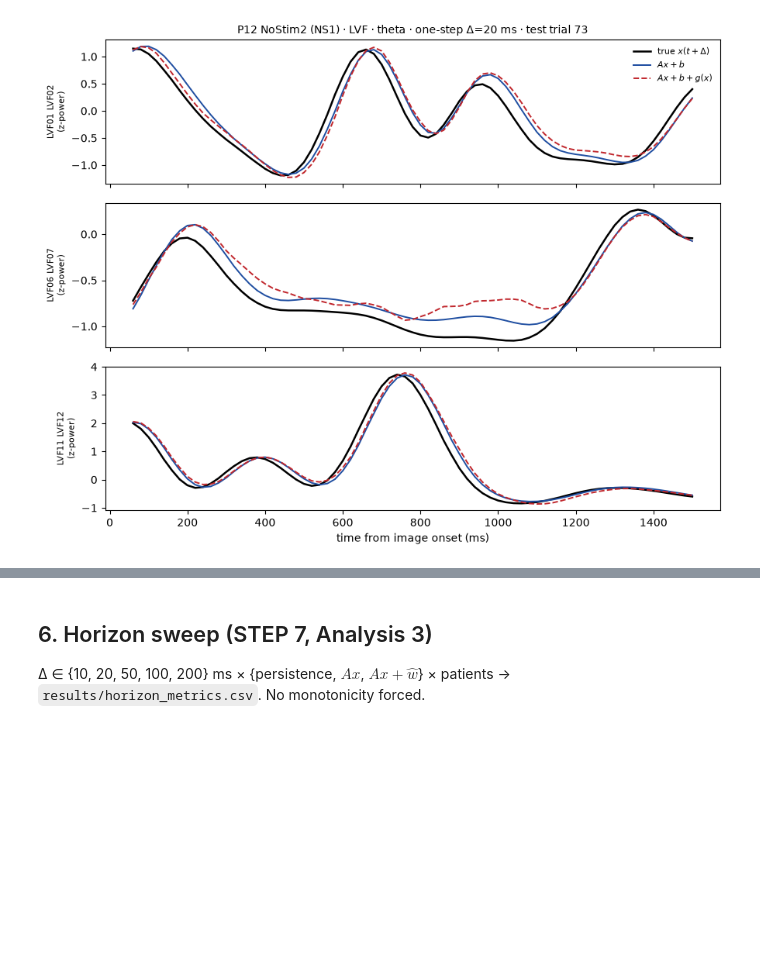
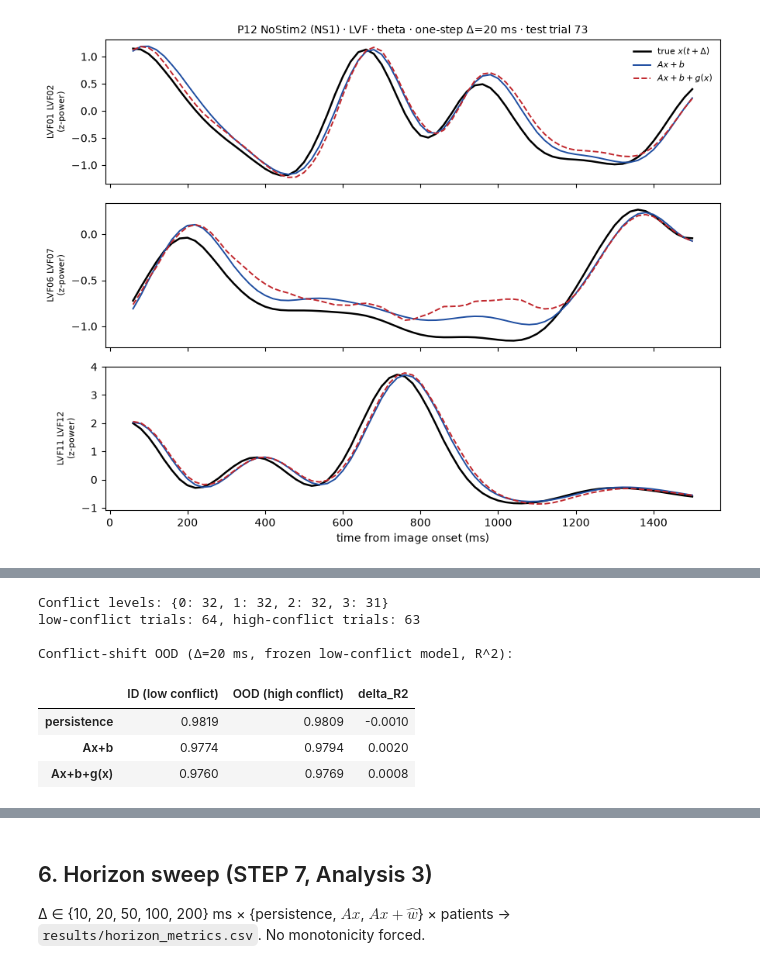
Before and after one commit to rgs2151/controller, a Jupyter notebook: NeuroAnalysis/brain_local_linearization.ipynb, the cells around one changed output, grey strips where cells are left out. Cells and saved outputs as stored; diff of their text form; code cells hidden in the pictures; blank space fills up the shorter version.

```diff
--- a/NeuroAnalysis/brain_local_linearization.ipynb
+++ b/NeuroAnalysis/brain_local_linearization.ipynb
@@ -621,0 +677,49 @@ plt.show()
+# %%
+# ---------- POC part 4: conflict-shift OOD (panel-C design; runs on NoStim2 alone) ----------
+# Behavioral context shift: train/ID on LOW-conflict trials, test OOD on HIGH-conflict
+# trials with the SAME frozen model (A, b, lambda, g and normalization stats).
+conf = sess["trials"]["Conflict"].to_numpy()
+print("Conflict levels:", {int(k): int(v) for k, v in zip(*np.unique(conf, return_counts=True))})
+low_trials = np.flatnonzero(conf <= 1)     # congruent / low interference
+high_trials = np.flatnonzero(conf >= 2)    # high interference
+print(f"low-conflict trials: {len(low_trials)}, high-conflict trials: {len(high_trials)}")
+
+# split LOW-conflict trials 60/20/20; HIGH-conflict is entirely held out (OOD)
+tr_lo, va_lo, te_lo = trial_split(len(low_trials))
+tr_lo, va_lo, te_lo = low_trials[tr_lo], low_trials[va_lo], low_trials[te_lo]
+
+# frozen normalization from LOW-conflict TRAINING baselines
+mu_lo = base_r[tr_lo].mean(axis=0); sd_lo = base_r[tr_lo].std(axis=0) + 1e-12
+z_c = (tok_r - mu_lo[None, None, :]) / sd_lo[None, None, :]
+
+h = PRIMARY_HORIZON_MS // TOKEN_STRIDE_MS
+Xtr_c, Ytr_c = make_pairs(z_c[tr_lo], h)
+Xva_c, Yva_c = make_pairs(z_c[va_lo], h)
+Xid_c, Yid_c = make_pairs(z_c[te_lo], h)          # ID test: held-out low conflict
+Xod_c, Yod_c = make_pairs(z_c[high_trials], h)    # OOD test: high conflict
+
+A_c, b_c, lam_c = fit_ridge(Xtr_c, Ytr_c, Xva_c, Yva_c)
+R_tr_c = Ytr_c - ridge_predict(A_c, b_c, Xtr_c)
+R_va_c = Yva_c - ridge_predict(A_c, b_c, Xva_c)
+g_c = fit_residual_mlp(Xtr_c, R_tr_c, Xva_c, R_va_c)
+
+res = {}
+for split, (Xs, Ys) in [("ID (low conflict)", (Xid_c, Yid_c)),
+                        ("OOD (high conflict)", (Xod_c, Yod_c))]:
+    p_l = ridge_predict(A_c, b_c, Xs)
+    p_r = p_l + mlp_predict(g_c, Xs)
+    res[split] = {"persistence": pop_r2(Ys, Xs), "Ax+b": pop_r2(Ys, p_l), "Ax+b+g(x)": pop_r2(Ys, p_r)}
+
+conflict_ood = pd.DataFrame(res)
+conflict_ood["delta_R2"] = conflict_ood["OOD (high conflict)"] - conflict_ood["ID (low conflict)"]
+print(f"\nConflict-shift OOD (Δ={PRIMARY_HORIZON_MS} ms, frozen low-conflict model, R^2):")
+display(conflict_ood.round(4))
+# %% [output]
+Conflict levels: {0: 32, 1: 32, 2: 32, 3: 31}
+low-conflict trials: 64, high-conflict trials: 63
+
+Conflict-shift OOD (Δ=20 ms, frozen low-conflict model, R^2):
+|  | ID (low conflict) | OOD (high conflict) | delta_R2 |
+| persistence | 0.9819 | 0.9809 | -0.0010 |
+| Ax+b | 0.9774 | 0.9794 | 0.0020 |
+| Ax+b+g(x) | 0.9760 | 0.9769 | 0.0008 |
```
Also changed, not shown: parts of 3 cells of this notebook, 2 other files.
